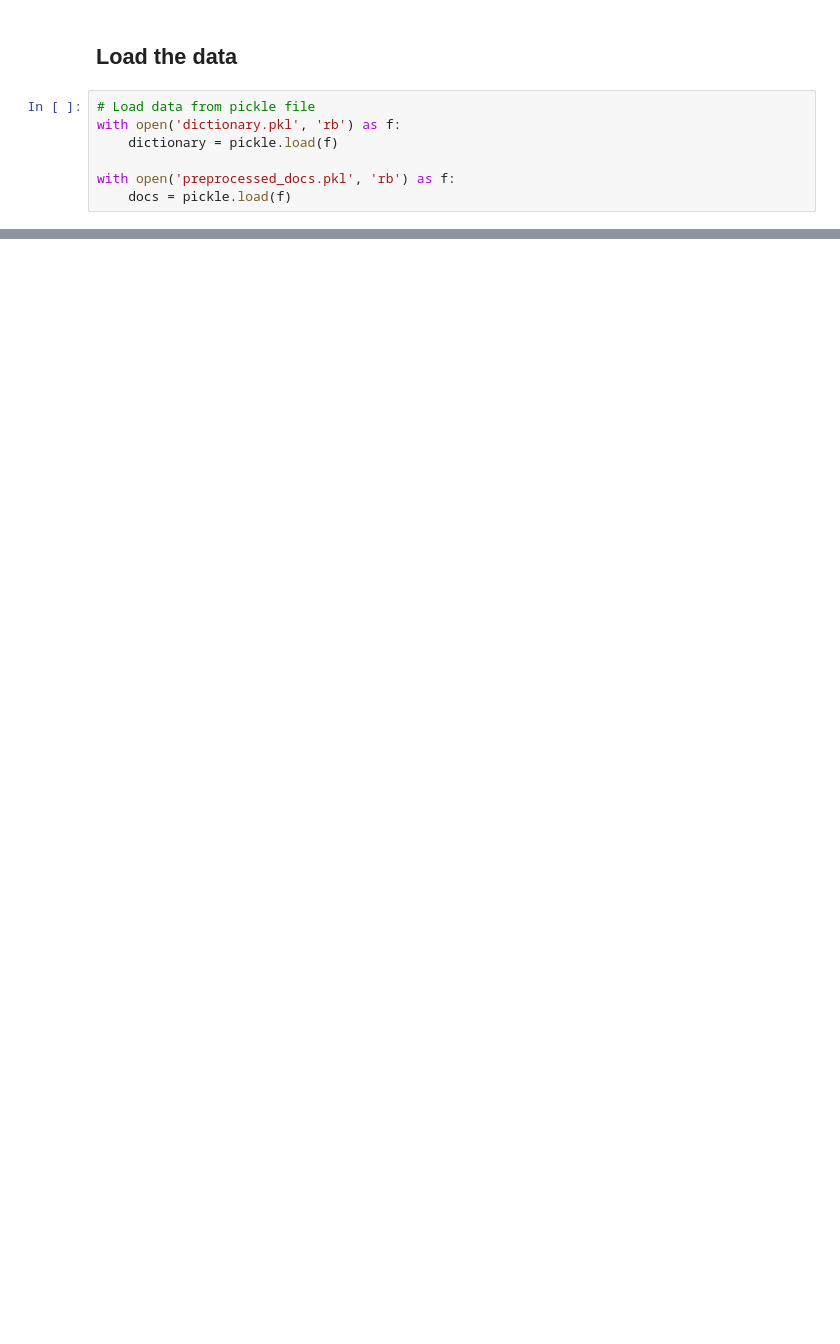
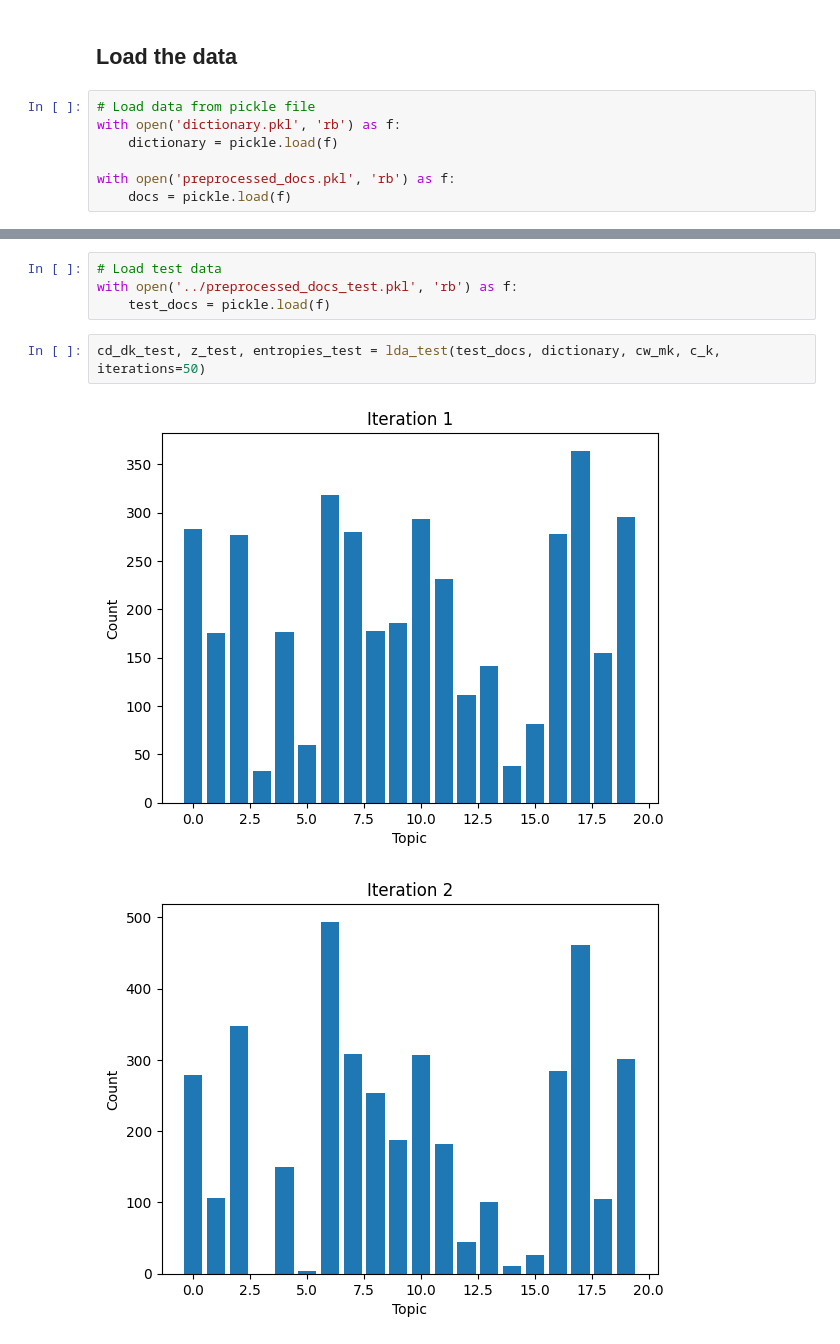
Before and after one commit to HMkrtich/UnSupNLP, a Jupyter notebook: LDA.ipynb, the cells around one changed output, grey strips where cells are left out. Drawn from its saved outputs; the diff is of its cells as text; blank space fills up the shorter version.

```diff
--- a/LDA.ipynb
+++ b/LDA.ipynb
@@ -169,0 +335,9 @@ Note: you may need to restart the kernel to use updated packages.
+# %%
+# Load test data
+with open('../preprocessed_docs_test.pkl', 'rb') as f:
+    test_docs = pickle.load(f)
+# %%
+cd_dk_test, z_test, entropies_test = lda_test(test_docs, dictionary, cw_mk, c_k, iterations=50)
+# %% [output]
+[figure, added]
+[figure, added]
```
Also changed, not shown: parts of 26 cells of this notebook, 9 other files.
